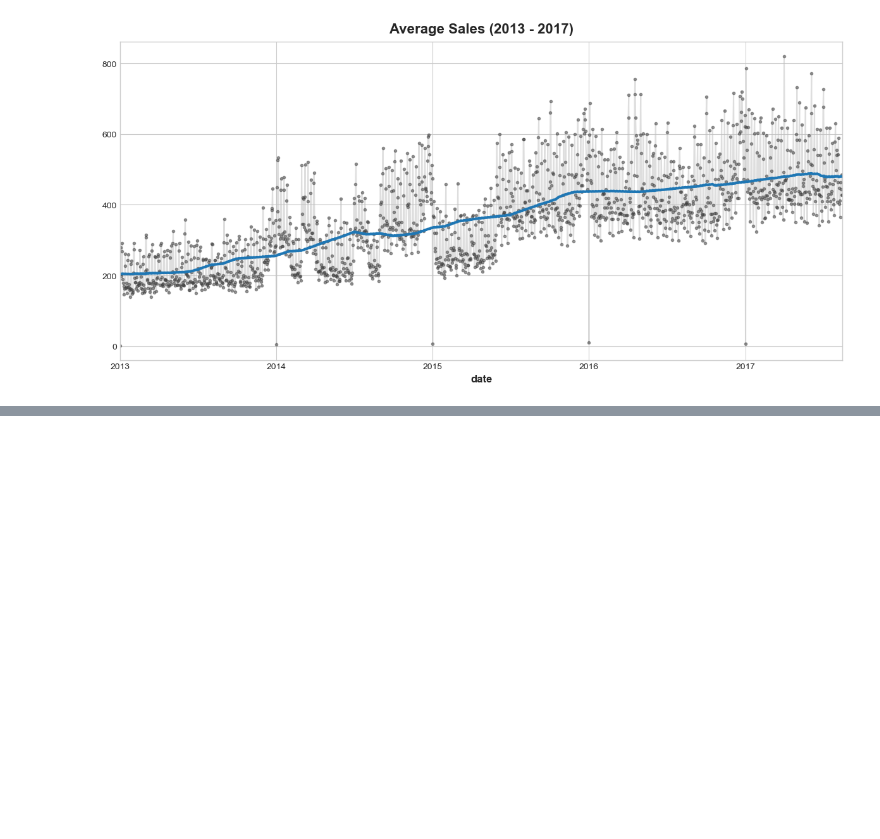
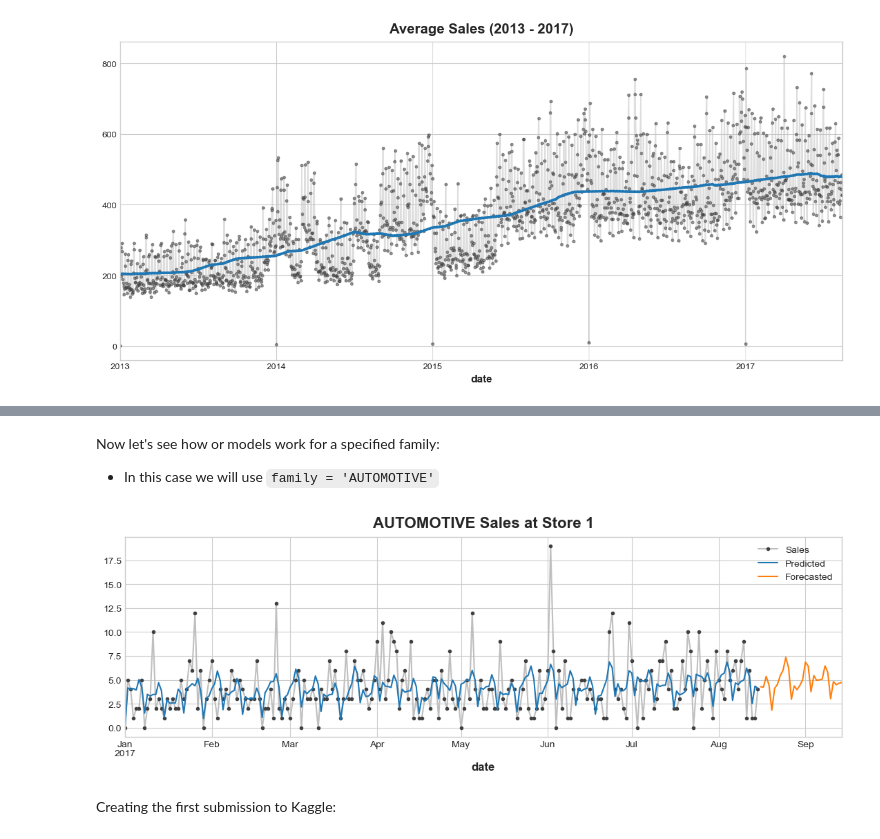
Before and after one commit to edmar-bevilaqua/data_science, a Jupyter notebook: Projects/Kaggle/Store Sales - Time Series Forecasting/store_sales.ipynb, the cells around one changed output, grey strips where cells are left out. Saved outputs shown, nothing was run; the diff lists cells and outputs as text; code cells hidden in the pictures; blank space fills up the shorter version.

```diff
--- a/Projects/Kaggle/Store Sales - Time Series Forecasting/store_sales.ipynb
+++ b/Projects/Kaggle/Store Sales - Time Series Forecasting/store_sales.ipynb
@@ -197,0 +207,2 @@ Text(0.5, 1.0, 'Average Sales (2013 - 2017)')
+# %%
+y_targets = sales.unstack(['store_nbr', 'family'])
@@ -197,0 +211,2 @@ Text(0.5, 1.0, 'Average Sales (2013 - 2017)')
+# %%
+y_targets = y_targets.loc['2017']
@@ -197,0 +243,4 @@ Text(0.5, 1.0, 'Average Sales (2013 - 2017)')
+# %%
+X['NewYear'] = (X.index.dayofyear == 1)
+
+X.head()
@@ -197,0 +257,14 @@ Text(0.5, 1.0, 'Average Sales (2013 - 2017)')
+# %%
+from sklearn.linear_model import LinearRegression
+
+
+model = LinearRegression(fit_intercept=False)
+model.fit(X, y_targets)
+
+y_predicted = pd.DataFrame(
+    data=model.predict(X),
+    index=X.index,
+    columns=y_targets.columns
+)
+
+y_predicted.head()
@@ -197,0 +282,27 @@ Text(0.5, 1.0, 'Average Sales (2013 - 2017)')
+# %% [markdown]
+Now let's see how or models work for a specified family:
+*   In this case we will use `family = 'AUTOMOTIVE'`
+# %%
+FAMILY = 'AUTOMOTIVE'
+STORE = '1'
+
+X_forecasted = dp.out_of_sample(30)
+X_forecasted["NewYear"] = (X_forecasted.index.dayofyear == 1)
+
+y_forecasted = pd.DataFrame(
+    data=model.predict(X_forecasted),
+    index=X_forecasted.index,
+    columns=y_targets.columns
+)
+
+ax = y_targets.loc(axis=1)['sales', STORE, FAMILY].plot(**plot_params, label='Sales')
+ax = y_predicted.loc(axis=1)['sales', STORE, FAMILY].plot(ax=ax, label='Predicted')
+ax = y_forecasted.loc(axis=1)['sales', STORE, FAMILY].plot(ax=ax, label='Forecasted')
+ax.set_title(f'{FAMILY} Sales at Store {STORE}')
+ax.legend()
+
+plt.show()
+# %% [output]
+[figure, added]
+# %% [markdown]
+Creating the first submission to Kaggle:
```
Also changed, not shown: parts of 13 cells of this notebook, 1 other file.
